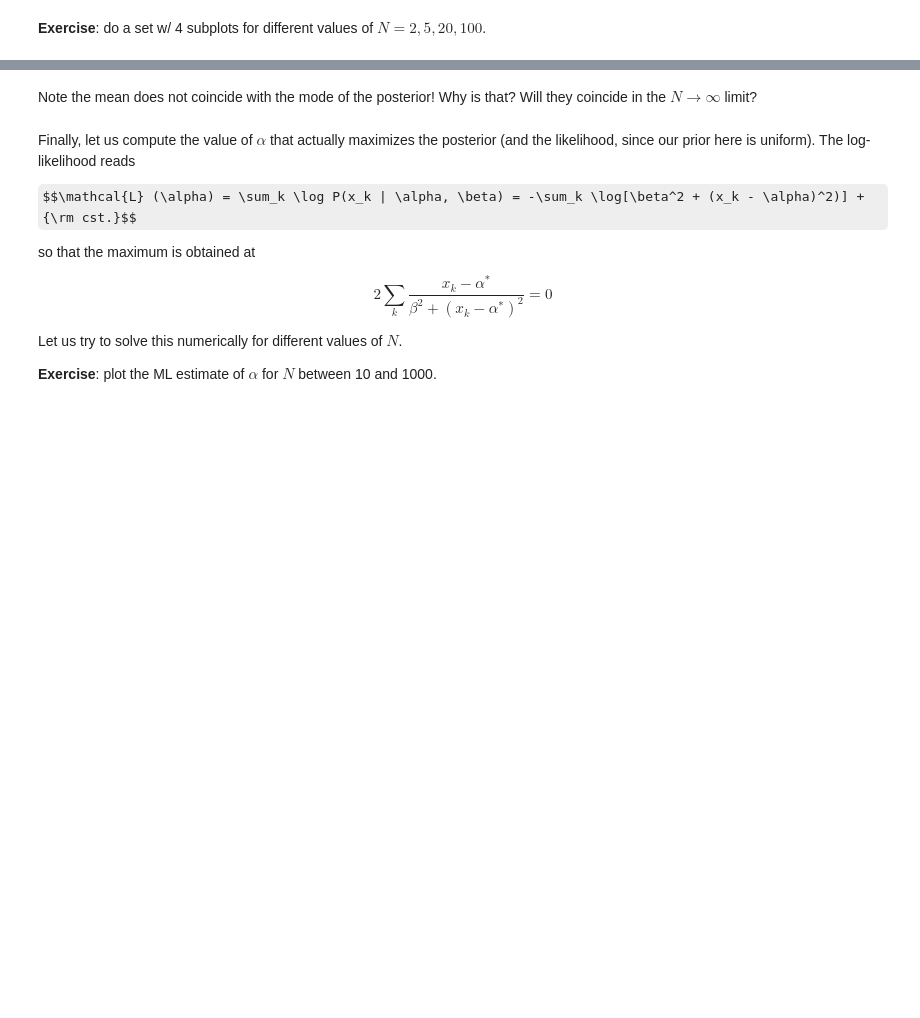
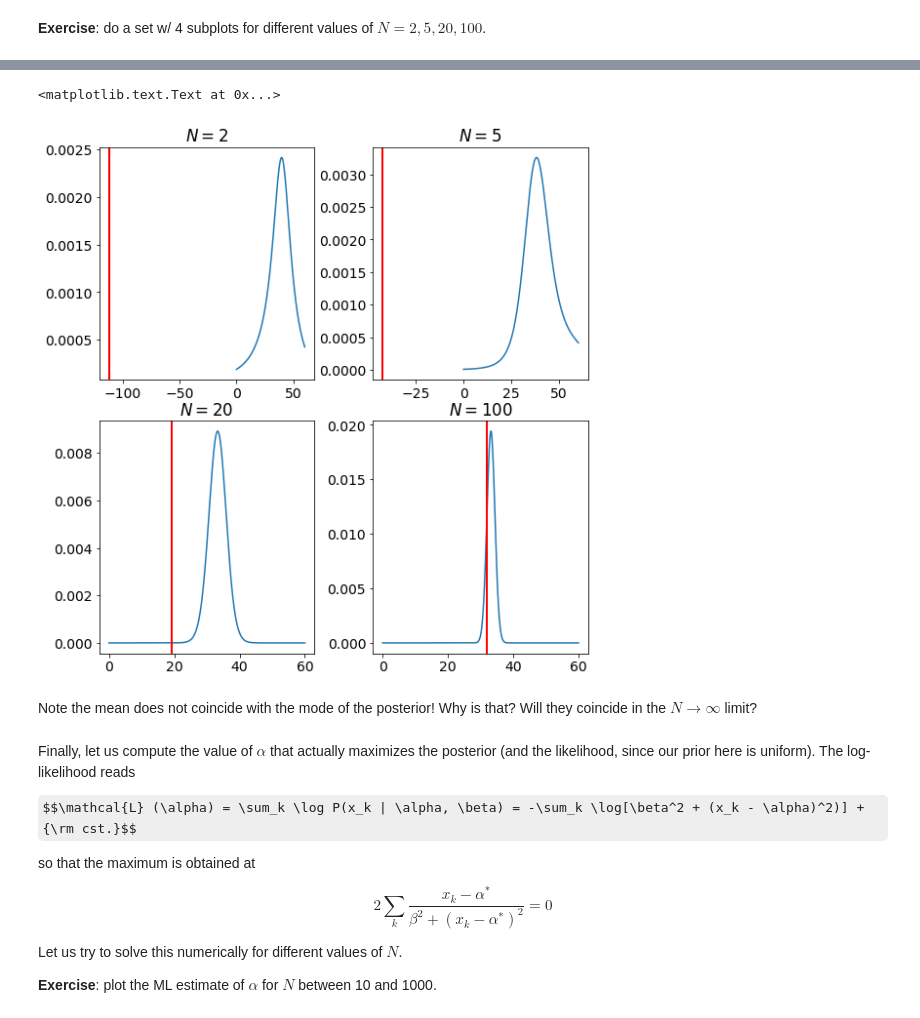
Before and after one commit to sphinxteam/mlphys, a Jupyter notebook: TP00/Lighthouse Problem.ipynb, the cells around one changed output, grey strips where cells are left out. Cells and saved outputs as stored; diff of their text form; code cells hidden in the pictures; some formulas as TeX source; blank space fills up the shorter version.

Commit message:
Bigger figures

```diff
--- a/TP00/Lighthouse Problem.ipynb
+++ b/TP00/Lighthouse Problem.ipynb
@@ -1,5 +1,11 @@
 # %% [markdown]
 # Lighthouse problem
+# %%
+%matplotlib inline
+import numpy as np
+import matplotlib.pyplot as plt
+plt.rcParams["figure.figsize"] = (8, 8)
+plt.rcParams["font.size"] = 14
 # %% [markdown]
 ![Scheme](lighthouse.png)
 # %% [markdown]
@@ -74,3 +80,25 @@ alphas = np.linspace(0, 60, 1001)
+# %%
+# %load lighthouse1.py
+fig, axs = plt.subplots(2, 2)
+fig.tight_layout()
+
+alphas = np.linspace(0, 60, 1001)
+
+axs[0,0].plot(alphas, posterior(samples[:2], alphas, beta))
+axs[0,0].axvline(np.mean(samples[:2]), c = "r", lw = 2)
+axs[0,0].set_title(r"$N = 2$")
+axs[0,1].plot(alphas, posterior(samples[:5], alphas, beta))
+axs[0,1].axvline(np.mean(samples[:5]), c = "r", lw = 2)
+axs[0,1].set_title(r"$N = 5$")
+axs[1,0].plot(alphas, posterior(samples[:20], alphas, beta))
+axs[1,0].axvline(np.mean(samples[:20]), c = "r", lw = 2)
+axs[1,0].set_title(r"$N = 20$")
+axs[1,1].plot(alphas, posterior(samples[:100], alphas, beta))
+axs[1,1].axvline(np.mean(samples[:100]), c = "r", lw = 2)
+axs[1,1].set_title(r"$N = 100$")
+# %% [output]
+<matplotlib.text.Text at 0x...>
+[figure, added]
 # %% [markdown]
 Note the mean does not coincide with the mode of the posterior! Why is that? Will they coincide in the $N \to \infty$ limit?
 # %% [markdown]
```
Also changed, not shown: parts of 5 cells of this notebook.
